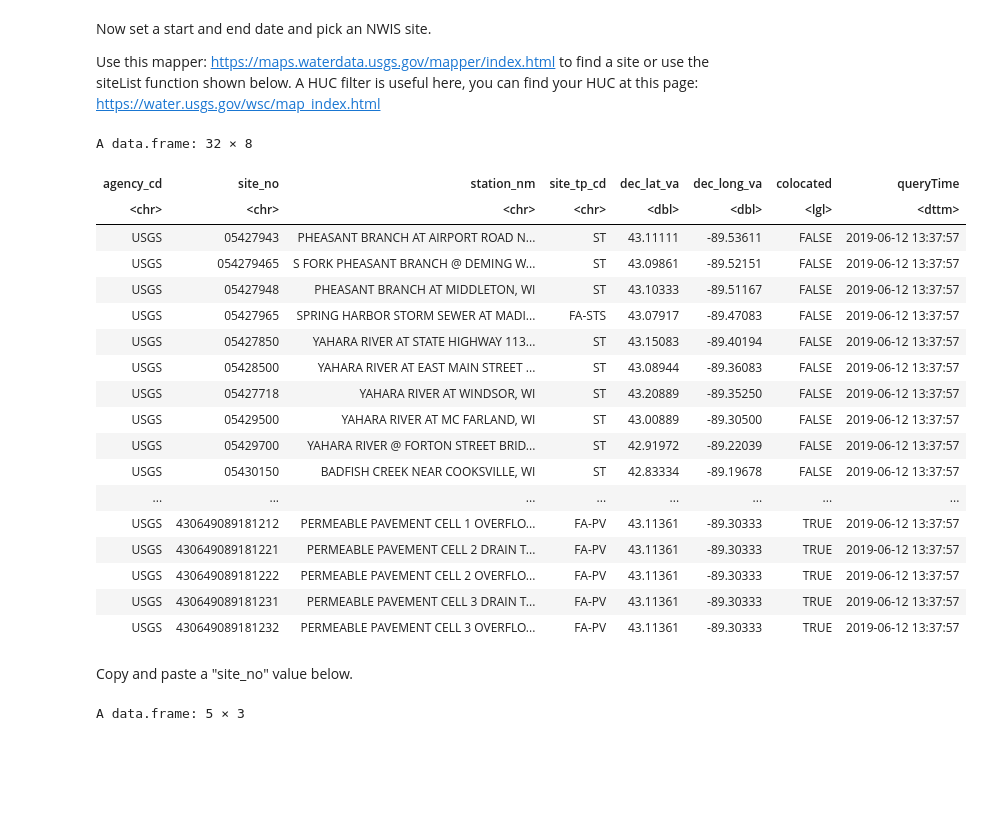
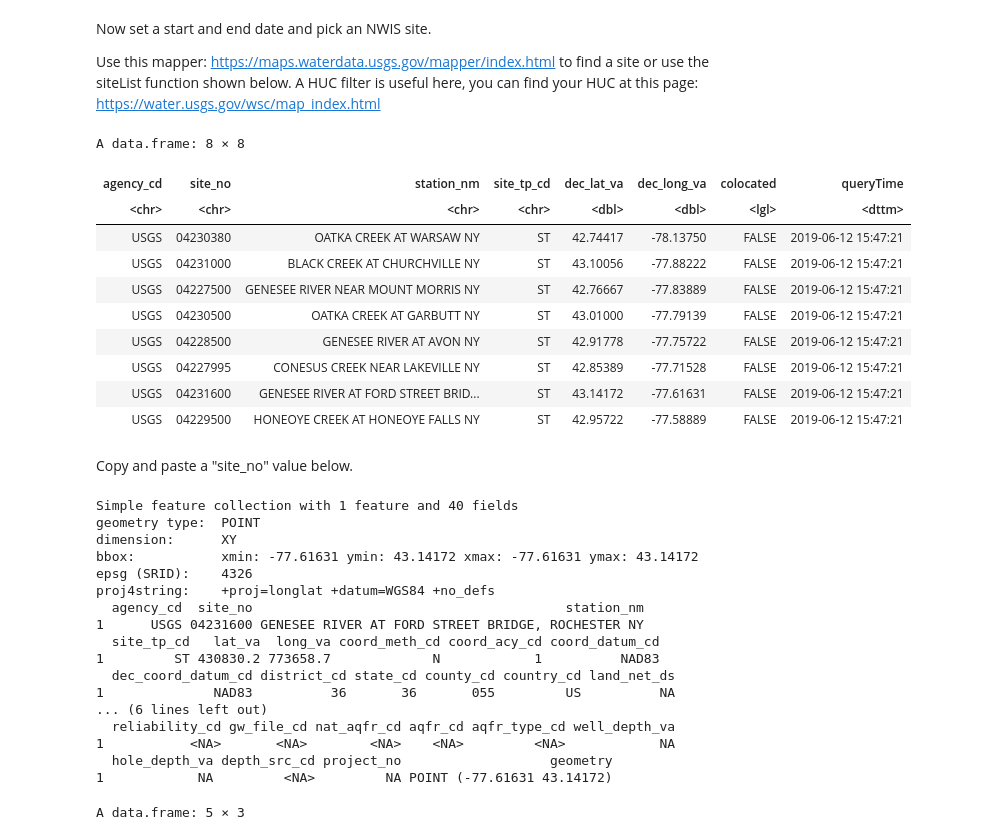
Before and after one commit to dblodgett-usgs/si_docker_jupyter_training, a Jupyter notebook: workspace/get_hydro_data.ipynb, the cells around one changed output. Cells and saved outputs as stored; diff of their text form; code cells hidden in the pictures; blank space fills up the shorter version.

```diff
--- a/workspace/get_hydro_data.ipynb
+++ b/workspace/get_hydro_data.ipynb
@@ -12,43 +12,55 @@ Now set a start and end date and pick an NWIS site.
 Use this mapper: https://maps.waterdata.usgs.gov/mapper/index.html to find a site or use the siteList function shown below. A HUC filter is useful here, you can find your HUC at this page: https://water.usgs.gov/wsc/map_index.html
 # %%
 discharge <- "00060"
-start <- "2018-08-01"
-end <- "2018-12-01"
-huc <- "07090001"
+start <- "2017-03-01"
+end <- "2017-03-31"
+huc <- "04130003"
 
 siteList <- whatNWISsites(huc=c(huc), parameterCd=discharge, startDt=start, endDt=end)
 
 siteList
 # %% [output]
-A data.frame: 32 × 8
+A data.frame: 8 × 8
 | agency_cd | site_no | station_nm | site_tp_cd | dec_lat_va | dec_long_va | colocated | queryTime |
 | <chr> | <chr> | <chr> | <chr> | <dbl> | <dbl> | <lgl> | <dttm> |
-| USGS | 05427943 | PHEASANT BRANCH AT AIRPORT ROAD N... | ST | 43.11111 | -89.53611 | FALSE | 2019-06-12 13:37:57 |
-| USGS | 054279465 | S FORK PHEASANT BRANCH @ DEMING W... | ST | 43.09861 | -89.52151 | FALSE | 2019-06-12 13:37:57 |
-| USGS | 05427948 | PHEASANT BRANCH AT MIDDLETON, WI | ST | 43.10333 | -89.51167 | FALSE | 2019-06-12 13:37:57 |
-| USGS | 05427965 | SPRING HARBOR STORM SEWER AT MADI... | FA-STS | 43.07917 | -89.47083 | FALSE | 2019-06-12 13:37:57 |
-| USGS | 05427850 | YAHARA RIVER AT STATE HIGHWAY 113... | ST | 43.15083 | -89.40194 | FALSE | 2019-06-12 13:37:57 |
-| USGS | 05428500 | YAHARA RIVER AT EAST MAIN STREET ... | ST | 43.08944 | -89.36083 | FALSE | 2019-06-12 13:37:57 |
-| USGS | 05427718 | YAHARA RIVER AT WINDSOR, WI | ST | 43.20889 | -89.35250 | FALSE | 2019-06-12 13:37:57 |
-| USGS | 05429500 | YAHARA RIVER AT MC FARLAND, WI | ST | 43.00889 | -89.30500 | FALSE | 2019-06-12 13:37:57 |
-| USGS | 05429700 | YAHARA RIVER @ FORTON STREET BRID... | ST | 42.91972 | -89.22039 | FALSE | 2019-06-12 13:37:57 |
-| USGS | 05430150 | BADFISH CREEK NEAR COOKSVILLE, WI | ST | 42.83334 | -89.19678 | FALSE | 2019-06-12 13:37:57 |
-| ... | ... | ... | ... | ... | ... | ... | ... |
-| USGS | 430649089181212 | PERMEABLE PAVEMENT CELL 1 OVERFLO... | FA-PV | 43.11361 | -89.30333 | TRUE | 2019-06-12 13:37:57 |
-| USGS | 430649089181221 | PERMEABLE PAVEMENT CELL 2 DRAIN T... | FA-PV | 43.11361 | -89.30333 | TRUE | 2019-06-12 13:37:57 |
-| USGS | 430649089181222 | PERMEABLE PAVEMENT CELL 2 OVERFLO... | FA-PV | 43.11361 | -89.30333 | TRUE | 2019-06-12 13:37:57 |
-| USGS | 430649089181231 | PERMEABLE PAVEMENT CELL 3 DRAIN T... | FA-PV | 43.11361 | -89.30333 | TRUE | 2019-06-12 13:37:57 |
-| USGS | 430649089181232 | PERMEABLE PAVEMENT CELL 3 OVERFLO... | FA-PV | 43.11361 | -89.30333 | TRUE | 2019-06-12 13:37:57 |
+| USGS | 04230380 | OATKA CREEK AT WARSAW NY | ST | 42.74417 | -78.13750 | FALSE | 2019-06-12 15:47:21 |
+| USGS | 04231000 | BLACK CREEK AT CHURCHVILLE NY | ST | 43.10056 | -77.88222 | FALSE | 2019-06-12 15:47:21 |
+| USGS | 04227500 | GENESEE RIVER NEAR MOUNT MORRIS NY | ST | 42.76667 | -77.83889 | FALSE | 2019-06-12 15:47:21 |
+| USGS | 04230500 | OATKA CREEK AT GARBUTT NY | ST | 43.01000 | -77.79139 | FALSE | 2019-06-12 15:47:21 |
+| USGS | 04228500 | GENESEE RIVER AT AVON NY | ST | 42.91778 | -77.75722 | FALSE | 2019-06-12 15:47:21 |
+| USGS | 04227995 | CONESUS CREEK NEAR LAKEVILLE NY | ST | 42.85389 | -77.71528 | FALSE | 2019-06-12 15:47:21 |
+| USGS | 04231600 | GENESEE RIVER AT FORD STREET BRID... | ST | 43.14172 | -77.61631 | FALSE | 2019-06-12 15:47:21 |
+| USGS | 04229500 | HONEOYE CREEK AT HONEOYE FALLS NY | ST | 42.95722 | -77.58889 | FALSE | 2019-06-12 15:47:21 |
 # %% [markdown]
 Copy and paste a "site_no" value below.
 # %%
-site <- "05428500"
+site <- "04231600"
 
 subset_gpkg <- file.path("temp_data", paste0(site, "_hydrography.gpkg"))
 
 site_meta <- dataRetrieval::readNWISsite(site)
 
 site_meta <- st_as_sf(site_meta, coords = c("dec_long_va", "dec_lat_va"), crs = 4326)
+
+print(site_meta)
+# %% [output]
+Simple feature collection with 1 feature and 40 fields
+geometry type:  POINT
+dimension:      XY
+bbox:           xmin: -77.61631 ymin: 43.14172 xmax: -77.61631 ymax: 43.14172
+epsg (SRID):    4326
+proj4string:    +proj=longlat +datum=WGS84 +no_defs
+  agency_cd  site_no                                        station_nm
+1      USGS 04231600 GENESEE RIVER AT FORD STREET BRIDGE, ROCHESTER NY
+  site_tp_cd   lat_va  long_va coord_meth_cd coord_acy_cd coord_datum_cd
+1         ST 430830.2 773658.7             N            1          NAD83
+  dec_coord_datum_cd district_cd state_cd county_cd country_cd land_net_ds
+1              NAD83          36       36       055         US          NA
+... (6 lines left out)
+  reliability_cd gw_file_cd nat_aqfr_cd aqfr_cd aqfr_type_cd well_depth_va
+1           <NA>       <NA>        <NA>    <NA>         <NA>            NA
+  hole_depth_va depth_src_cd project_no                   geometry
+1            NA         <NA>         NA POINT (-77.61631 43.14172)
 # %%
 nhdplusTools::discover_nldi_sources()
 
```
Also changed, not shown: parts of 6 cells of this notebook, 3 other files.
